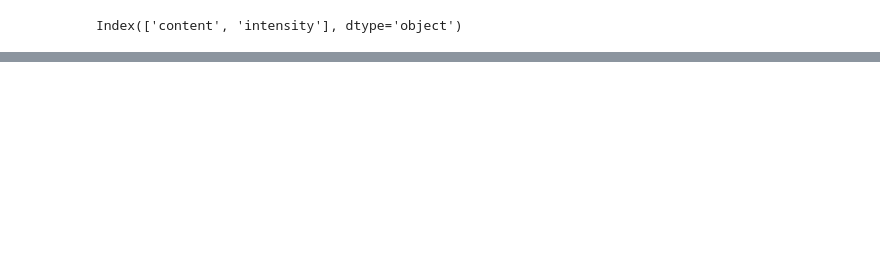
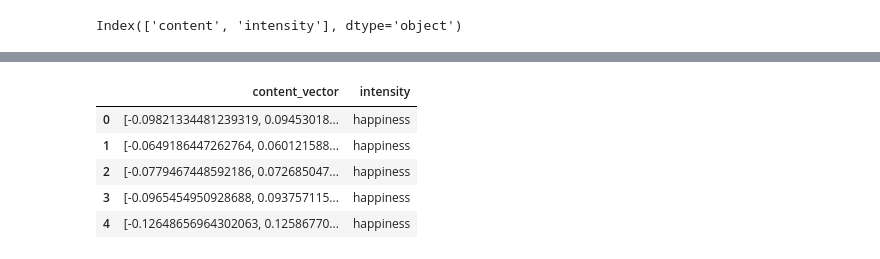
Before and after one commit to Krishnaugale353/Upgrad-Capstone, a Jupyter notebook: Project.ipynb, the cells around one changed output, grey strips where cells are left out. Cells and saved outputs as stored; diff of their text form; code cells hidden in the pictures; blank space fills up the shorter version.

```diff
--- a/Project.ipynb
+++ b/Project.ipynb
@@ -213,0 +139,9 @@ y = data['intensity']
+# %%
+# Convert all text to lowercase
+data['content'] = data['content'].str.lower()
+
+# Remove special characters, numbers, and punctuations
+data['content'] = data['content'].apply(lambda x: re.sub(r'[^a-z\s]', '', x))
+
+# Display a sample of the cleaned text
+print(data['content'].head())
@@ -213,0 +217,8 @@ y = data['intensity']
+# %%
+data['word_count'] = data['content'].apply(lambda x: len(x.split()))
+
+# Plot the average word count per intensity
+data.groupby('intensity')['word_count'].mean().plot(kind='bar')
+plt.title("Average Word Count per Intensity Category")
+plt.ylabel("Average Word Count")
+plt.show()
@@ -213,0 +251,24 @@ y = data['intensity']
+# %%
+# Create a copy for handling class imbalance after embeddings
+after_embedding_data = data.copy()
+
+# Prepare text data for Word2Vec
+text_data_after = [content.split() for content in after_embedding_data['content']]
+
+# Train a Word2Vec model on your text data
+w2v_model_after = Word2Vec(sentences=text_data_after, vector_size=100, window=5, min_count=1, sg=1)
+
+# Generate Word2Vec embeddings for the 'after_embedding_data'
+after_embedding_data['content_vector'] = after_embedding_data['content'].apply(lambda x: get_avg_word2vec(x.split(), w2v_model_after, 100))
+# %%
+# Prepare feature matrix and target vector for SMOTE
+X_after = np.array(after_embedding_data['content_vector'].tolist())  # Now we have fixed-size vectors
+y_after = after_embedding_data['intensity'].values
+
+# Apply SMOTE to balance classes
+
+smote_after = SMOTE(random_state=42)
+X_resampled_after, y_resampled_after = smote_after.fit_resample(X_after, y_after)
+
+# Update the balanced data into 'after_embedding_data'
+after_embedding_data = pd.DataFrame({'content_vector': X_resampled_after.tolist(), 'intensity': y_resampled_after})
@@ -213,0 +284,9 @@ y = data['intensity']
+# %%
+after_embedding_data.head()
+# %% [output]
+|  | content_vector | intensity |
+| 0 | [-0.09821334481239319, 0.09453018... | happiness |
+| 1 | [-0.0649186447262764, 0.060121588... | happiness |
+| 2 | [-0.0779467448592186, 0.072685047... | happiness |
+| 3 | [-0.0965454950928688, 0.093757115... | happiness |
+| 4 | [-0.12648656964302063, 0.12586770... | happiness |
```
Also changed, not shown: parts of 50 cells of this notebook.
